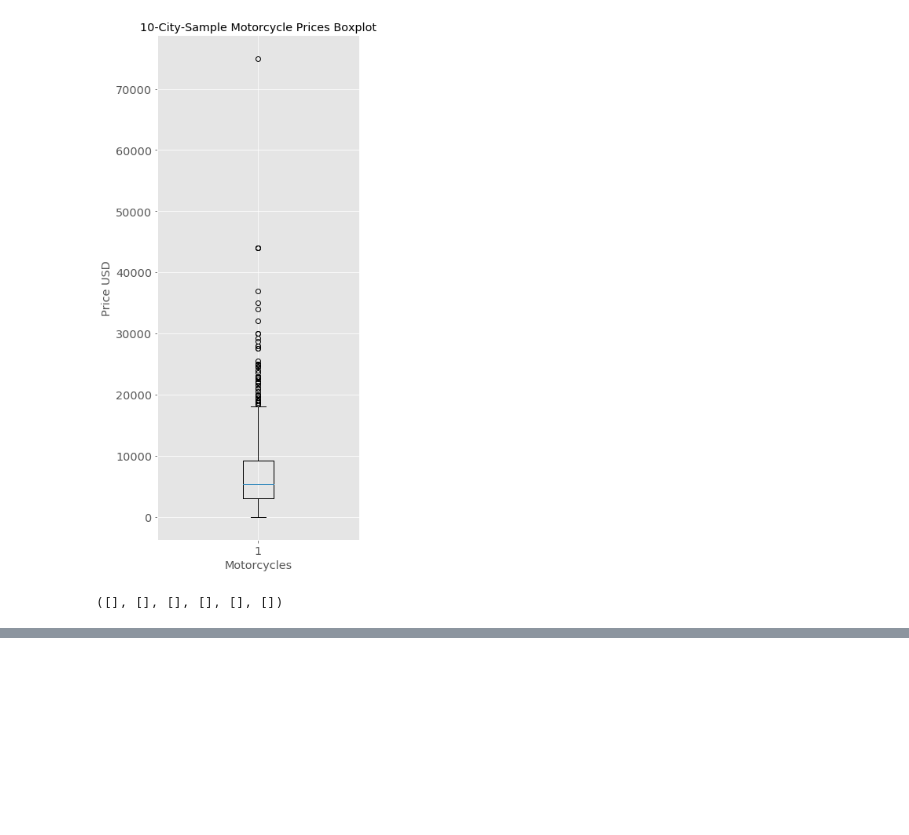
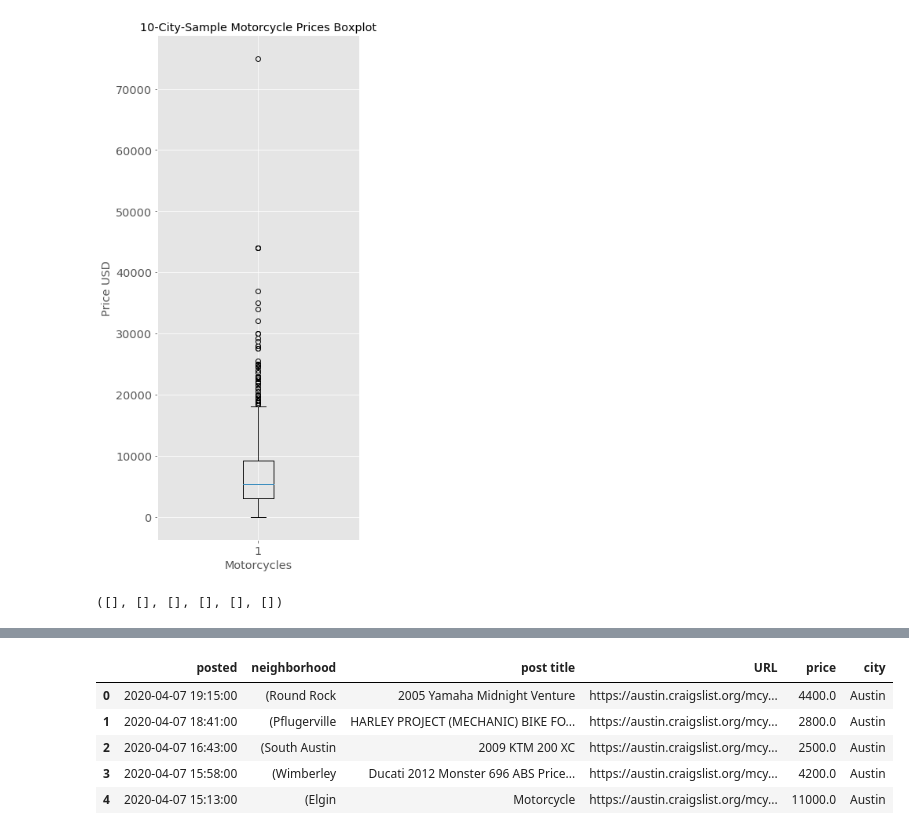
Before and after one commit to GrilledJeez/Testing-for-Difference-in-Craigslist-Markets, a Jupyter notebook: craigslist_scraper.ipynb, the cells around one changed output, grey strips where cells are left out. Drawn from its saved outputs; the diff is of its cells as text; code cells hidden in the pictures; blank space fills up the shorter version.

```diff
--- a/craigslist_scraper.ipynb
+++ b/craigslist_scraper.ipynb
@@ -924,0 +937,9 @@ post_timing[x:y], post_hoods[x:y], post_title_texts[x:y], post_links[x:y], post_
+# %%
+moto.head()
+# %% [output]
+|  | posted | neighborhood | post title | URL | price | city |
+| 0 | 2020-04-07 19:15:00 | (Round Rock | 2005 Yamaha Midnight Venture | https://austin.craigslist.org/mcy... | 4400.0 | Austin |
+| 1 | 2020-04-07 18:41:00 | (Pflugerville | HARLEY PROJECT (MECHANIC) BIKE FO... | https://austin.craigslist.org/mcy... | 2800.0 | Austin |
+| 2 | 2020-04-07 16:43:00 | (South Austin | 2009 KTM 200 XC | https://austin.craigslist.org/mcy... | 2500.0 | Austin |
+| 3 | 2020-04-07 15:58:00 | (Wimberley | Ducati 2012 Monster 696 ABS Price... | https://austin.craigslist.org/mcy... | 4200.0 | Austin |
+| 4 | 2020-04-07 15:13:00 | (Elgin | Motorcycle | https://austin.craigslist.org/mcy... | 11000.0 | Austin |
```
Also changed, not shown: parts of 7 cells of this notebook.
